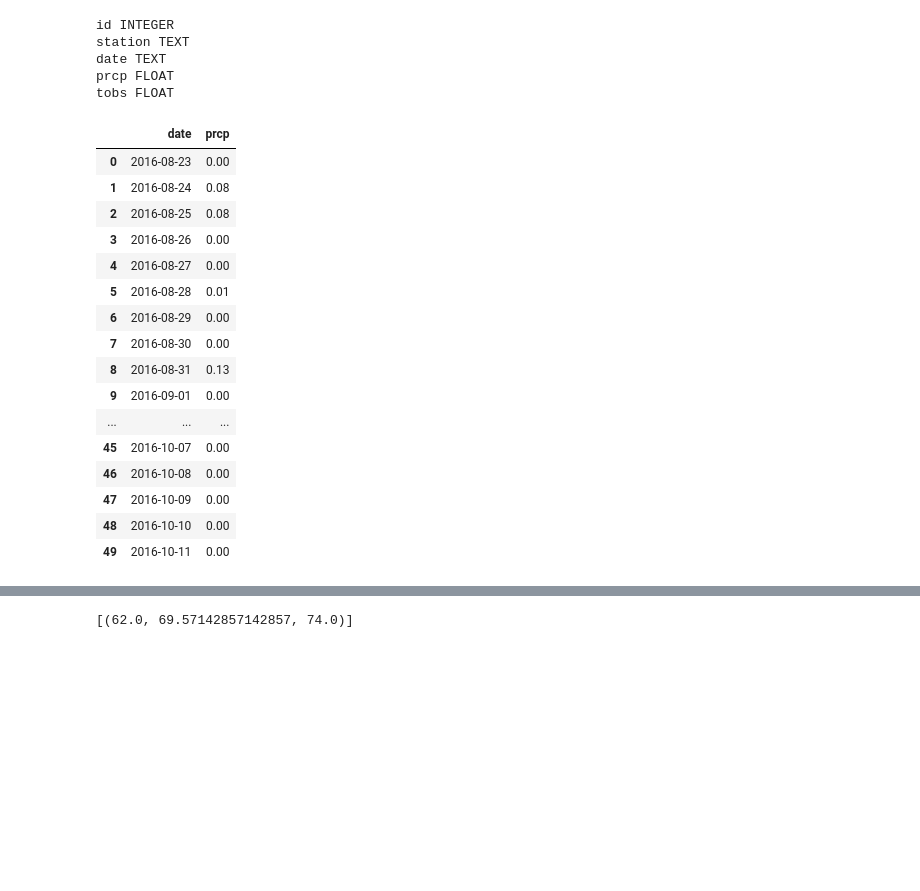
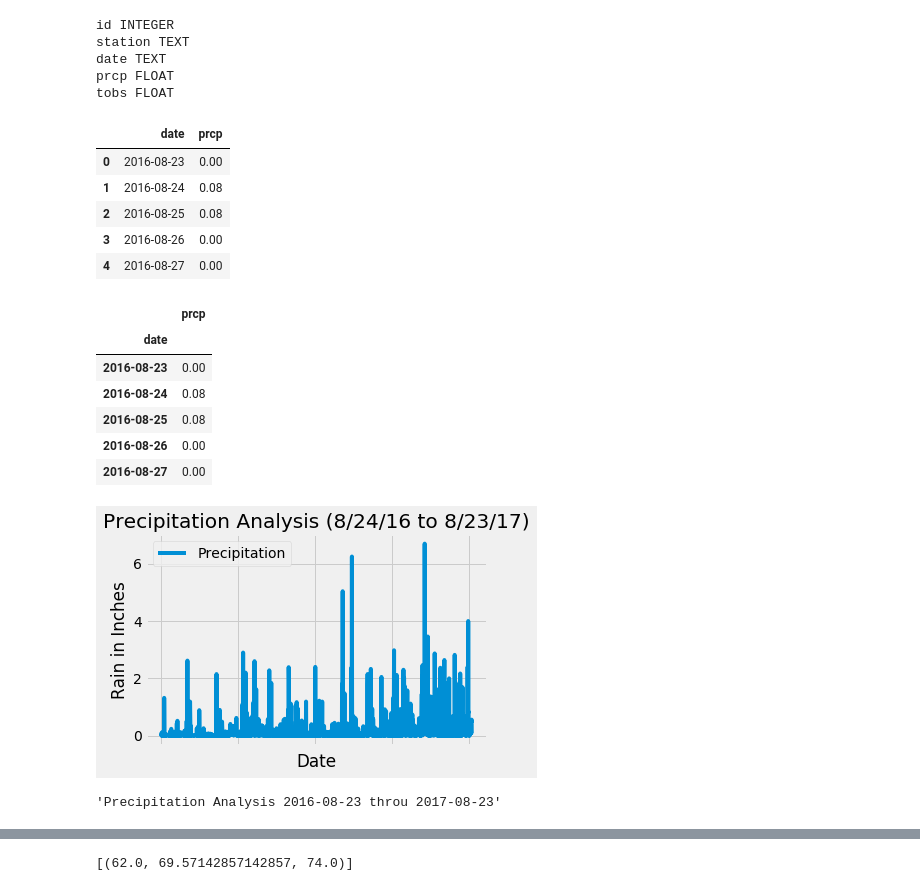
Before and after one commit to salizadeh10/Surfs-Up, a Jupyter notebook: climate_analysis.ipynb, the cells around one changed output, grey strips where cells are left out. Drawn from its saved outputs; the diff is of its cells as text; code cells hidden in the pictures; blank space fills up the shorter version.

Commit message:
prep bar chart completed but need adjustments

```diff
--- a/climate_analysis.ipynb
+++ b/climate_analysis.ipynb
@@ -130,23 +130,12 @@ prcp FLOAT
 tobs FLOAT
 # %%
 # Save the query results as a Pandas DataFrame and set the index to the date column
-prcp_df = pd.DataFrame(last_12_months_prcp[:], columns = ["date", "prcp"])
-prcp_df.head(50)
+prcp_df = pd.DataFrame(last_12_months_prcp[:], columns = ["date", "prcp"]).dropna()
+prcp_df.head()
 # %% [output]
 |  | date | prcp |
 | 0 | 2016-08-23 | 0.00 |
 | 1 | 2016-08-24 | 0.08 |
 | 2 | 2016-08-25 | 0.08 |
 | 3 | 2016-08-26 | 0.00 |
 | 4 | 2016-08-27 | 0.00 |
-| 5 | 2016-08-28 | 0.01 |
-| 6 | 2016-08-29 | 0.00 |
-| 7 | 2016-08-30 | 0.00 |
-| 8 | 2016-08-31 | 0.13 |
-| 9 | 2016-09-01 | 0.00 |
-| ... | ... | ... |
-| 45 | 2016-10-07 | 0.00 |
-| 46 | 2016-10-08 | 0.00 |
-| 47 | 2016-10-09 | 0.00 |
-| 48 | 2016-10-10 | 0.00 |
-| 49 | 2016-10-11 | 0.00 |
@@ -162,0 +142,28 @@ prcp_df.head(50)
+# %%
+# Sort the DataFrame values by `date`
+prcp_df.set_index('date').head()
+# %% [output]
+|  | prcp |
+| date |  |
+| 2016-08-23 | 0.00 |
+| 2016-08-24 | 0.08 |
+| 2016-08-25 | 0.08 |
+| 2016-08-26 | 0.00 |
+| 2016-08-27 | 0.00 |
+# %%
+prcp_df.plot('date', 'prcp')
+plt.xlabel("Date")
+plt.ylabel("Rain in Inches")
+plt.title("Precipitation Analysis (8/24/16 to 8/23/17)")
+plt.legend(["Precipitation"])
+plt.xticks(rotation=45)
+plt.tight_layout()
+plt.show()
+# %% [output]
+[figure, added]
+# %%
+str(last_year)
+title_txt = "Precipitation Analysis " + str(last_year) + " throu " + str(last_measurement_date)
+title_txt
+# %% [output]
+'Precipitation Analysis 2016-08-23 throu 2017-08-23'
```
Also changed, not shown: parts of 13 cells of this notebook.
